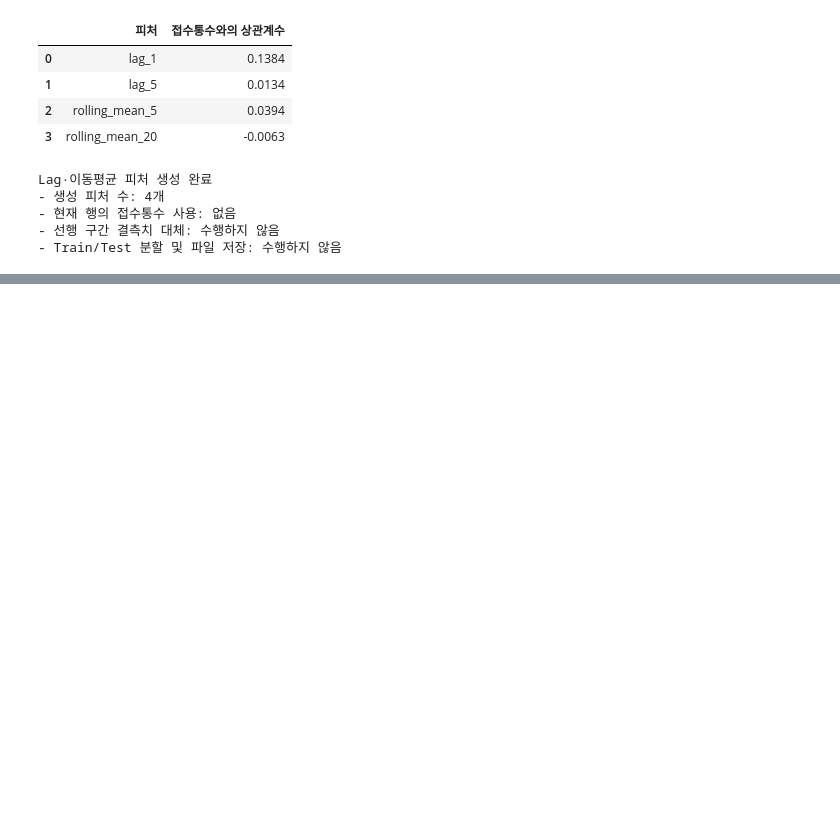
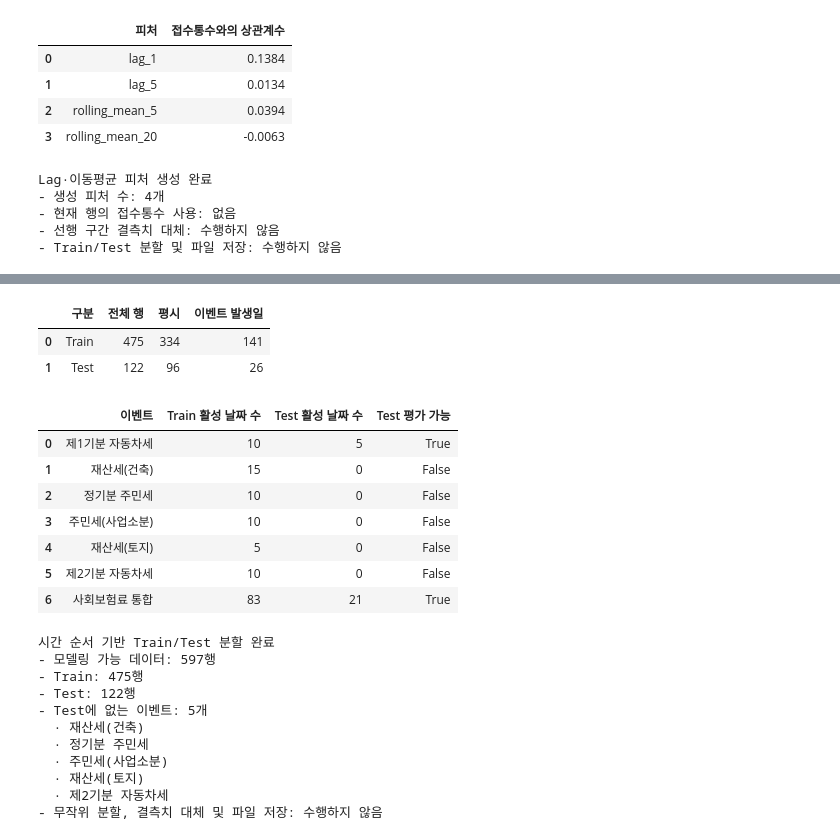
Before and after one commit to 2026-logistics-ai/postcast, a Jupyter notebook: notebooks/03_feature_engineering.ipynb, the cells around one changed output, grey strips where cells are left out. Drawn from its saved outputs; the diff is of its cells as text; code cells hidden in the pictures; blank space fills up the shorter version.

Commit message:
feat: add time-based split and processed csv export

```diff
--- a/notebooks/03_feature_engineering.ipynb
+++ b/notebooks/03_feature_engineering.ipynb
@@ -725,0 +809,72 @@ Lag·이동평균 피처 생성 완료
+# %%
+split_event_summary = pd.DataFrame(
+    {
+        "구분": ["Train", "Test"],
+        "전체 행": [len(train_data), len(test_data)],
+        "평시": [
+            int(train_data["is_event"].eq(0).sum()),
+            int(test_data["is_event"].eq(0).sum()),
+        ],
+        "이벤트 발생일": [
+            int(train_data["is_event"].eq(1).sum()),
+            int(test_data["is_event"].eq(1).sum()),
+        ],
+    }
+)
+
+event_coverage = pd.DataFrame(
+    {
+        "이벤트": EVENT_COLUMNS,
+        "Train 활성 날짜 수": [
+            int(train_data[column].sum())
+            for column in EVENT_COLUMNS
+        ],
+        "Test 활성 날짜 수": [
+            int(test_data[column].sum())
+            for column in EVENT_COLUMNS
+        ],
+    }
+)
+event_coverage["Test 평가 가능"] = (
+    event_coverage["Test 활성 날짜 수"].gt(0)
+)
+
+events_absent_from_test = event_coverage.loc[
+    ~event_coverage["Test 평가 가능"],
+    "이벤트",
+].tolist()
+
+display(split_event_summary)
+display(event_coverage)
+
+print("시간 순서 기반 Train/Test 분할 완료")
+print(f"- 모델링 가능 데이터: {len(modeling_dataset):,}행")
+print(f"- Train: {len(train_data):,}행")
+print(f"- Test: {len(test_data):,}행")
+print(f"- Test에 없는 이벤트: {len(events_absent_from_test)}개")
+for event_name in events_absent_from_test:
+    print(f"  · {event_name}")
+print("- 무작위 분할, 결측치 대체 및 파일 저장: 수행하지 않음")
+# %% [output]
+|  | 구분 | 전체 행 | 평시 | 이벤트 발생일 |
+| 0 | Train | 475 | 334 | 141 |
+| 1 | Test | 122 | 96 | 26 |
+|  | 이벤트 | Train 활성 날짜 수 | Test 활성 날짜 수 | Test 평가 가능 |
+| 0 | 제1기분 자동차세 | 10 | 5 | True |
+| 1 | 재산세(건축) | 15 | 0 | False |
+| 2 | 정기분 주민세 | 10 | 0 | False |
+| 3 | 주민세(사업소분) | 10 | 0 | False |
+| 4 | 재산세(토지) | 5 | 0 | False |
+| 5 | 제2기분 자동차세 | 10 | 0 | False |
+| 6 | 사회보험료 통합 | 83 | 21 | True |
+시간 순서 기반 Train/Test 분할 완료
+- 모델링 가능 데이터: 597행
+- Train: 475행
+- Test: 122행
+- Test에 없는 이벤트: 5개
+  · 재산세(건축)
+  · 정기분 주민세
+  · 주민세(사업소분)
+  · 재산세(토지)
+  · 제2기분 자동차세
+- 무작위 분할, 결측치 대체 및 파일 저장: 수행하지 않음
```
Also changed, not shown: parts of 6 cells of this notebook.
